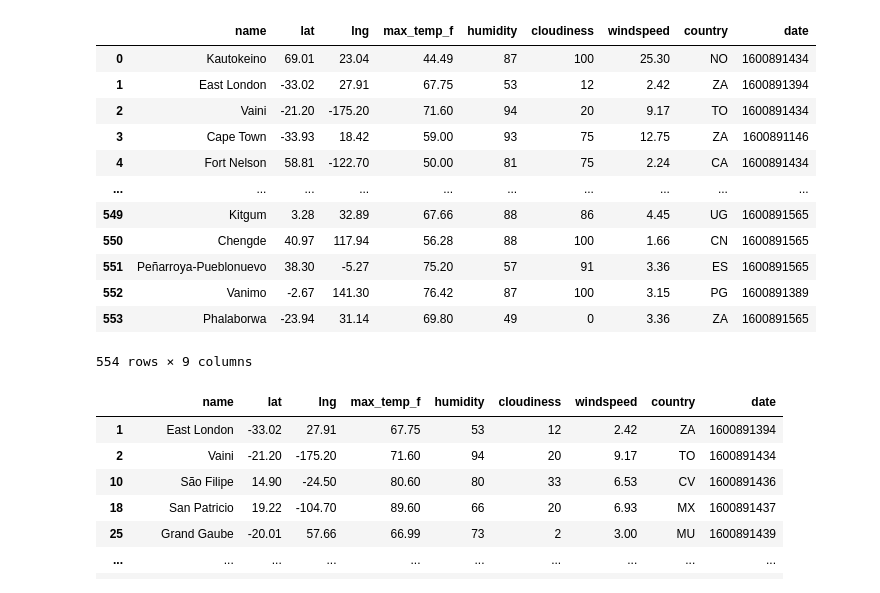
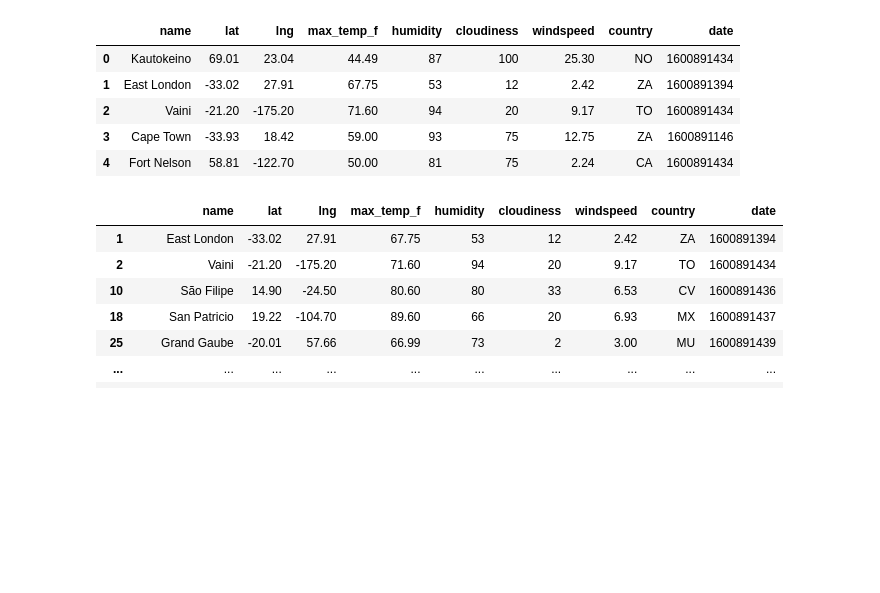
Before and after one commit to alplky/python-APIs-challenge, a Jupyter notebook: VacationPy/VacationPy.ipynb, the cells around one changed output. Cells and saved outputs as stored; diff of their text form; code cells hidden in the pictures; blank space fills up the shorter version.

```diff
--- a/VacationPy/VacationPy.ipynb
+++ b/VacationPy/VacationPy.ipynb
@@ -13,21 +16,14 @@ from config import mapbox_token
 # %%
 #import csv from Part 1
 df = pd.read_csv("Resources/cities_data.csv")
-df
+df.head()
 # %% [output]
 |  | name | lat | lng | max_temp_f | humidity | cloudiness | windspeed | country | date |
 | 0 | Kautokeino | 69.01 | 23.04 | 44.49 | 87 | 100 | 25.30 | NO | 1600891434 |
 | 1 | East London | -33.02 | 27.91 | 67.75 | 53 | 12 | 2.42 | ZA | 1600891394 |
 | 2 | Vaini | -21.20 | -175.20 | 71.60 | 94 | 20 | 9.17 | TO | 1600891434 |
 | 3 | Cape Town | -33.93 | 18.42 | 59.00 | 93 | 75 | 12.75 | ZA | 1600891146 |
 | 4 | Fort Nelson | 58.81 | -122.70 | 50.00 | 81 | 75 | 2.24 | CA | 1600891434 |
-| ... | ... | ... | ... | ... | ... | ... | ... | ... | ... |
-| 549 | Kitgum | 3.28 | 32.89 | 67.66 | 88 | 86 | 4.45 | UG | 1600891565 |
-| 550 | Chengde | 40.97 | 117.94 | 56.28 | 88 | 100 | 1.66 | CN | 1600891565 |
-| 551 | Peñarroya-Pueblonuevo | 38.30 | -5.27 | 75.20 | 57 | 91 | 3.36 | ES | 1600891565 |
-| 552 | Vanimo | -2.67 | 141.30 | 76.42 | 87 | 100 | 3.15 | PG | 1600891389 |
-| 553 | Phalaborwa | -23.94 | 31.14 | 69.80 | 49 | 0 | 3.36 | ZA | 1600891565 |
-554 rows × 9 columns
 # %%
 #drop rows to find ideal weather conditions
 #create rows to drop within columns column
```
Also changed, not shown: parts of 11 cells of this notebook.
